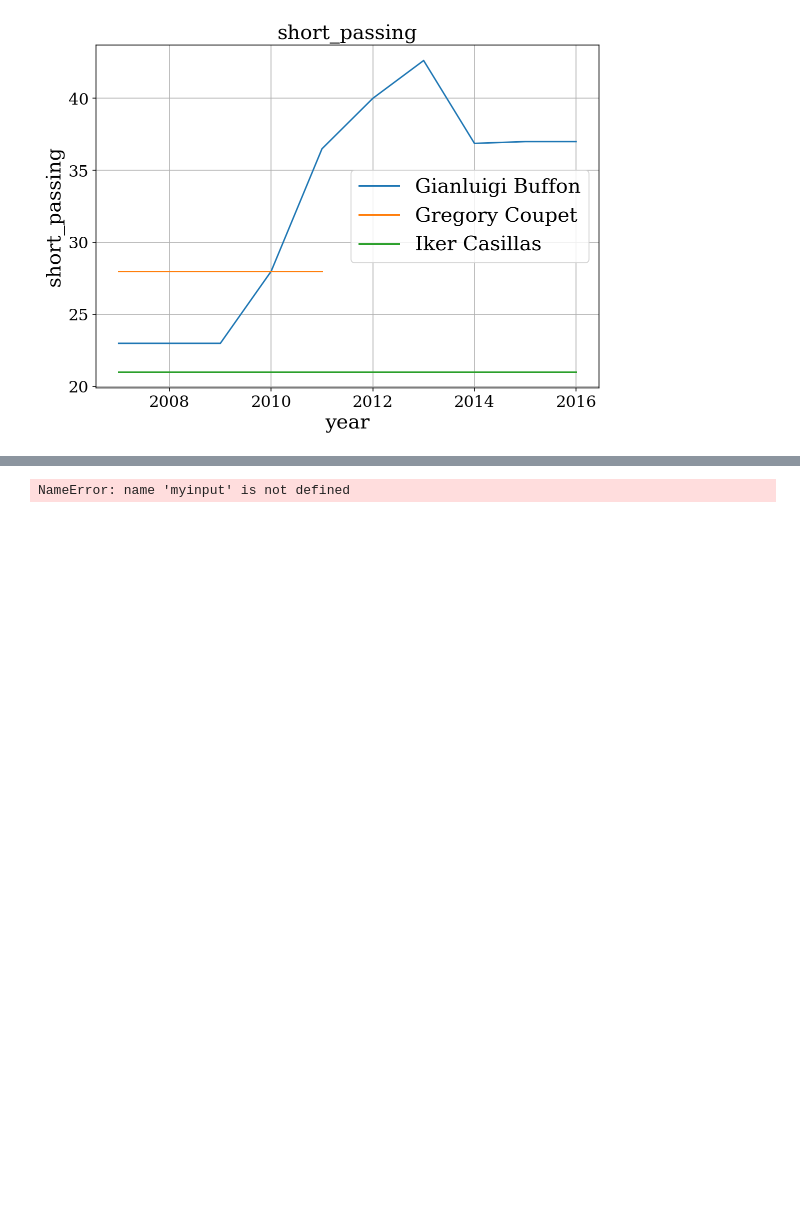
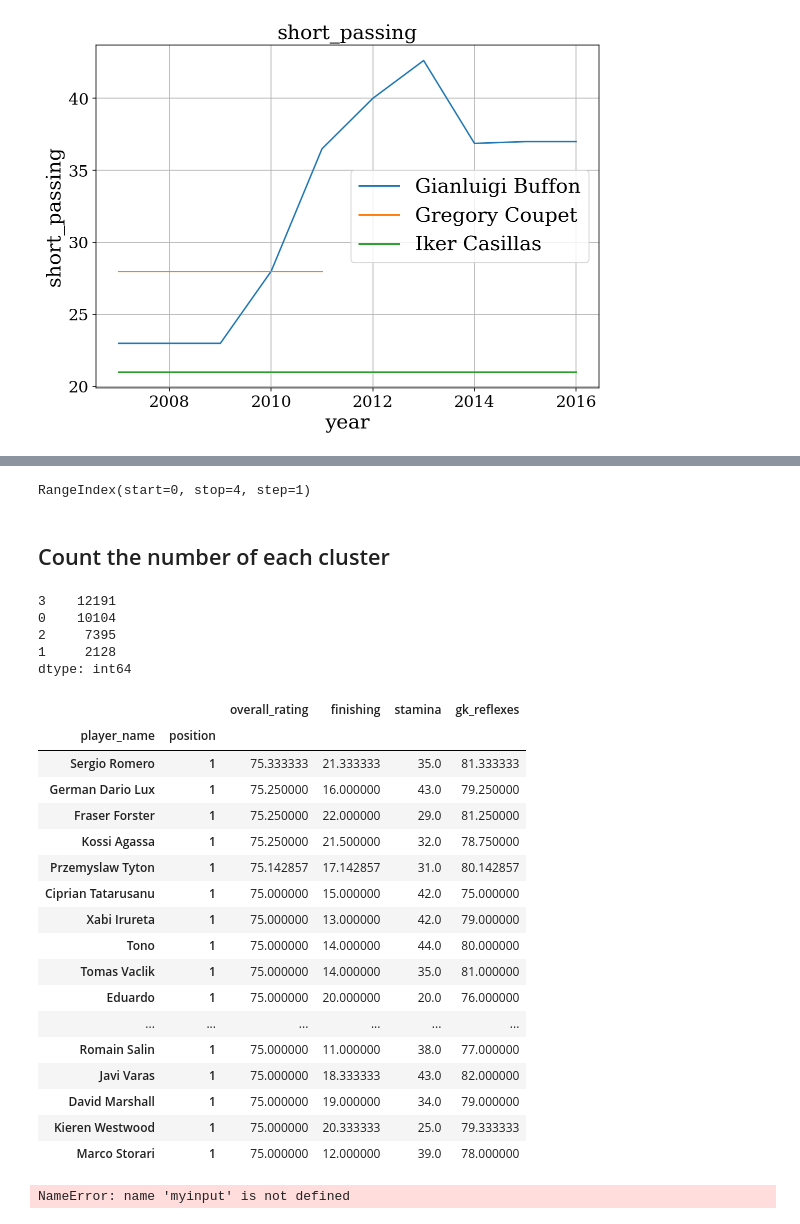
Before and after one commit to mamerchandmedi/Field_positions_classification, a Jupyter notebook: SQL_ADV.ipynb, the cells around one changed output, grey strips where cells are left out. Drawn from its saved outputs; the diff is of its cells as text; code cells hidden in the pictures; blank space fills up the shorter version.

```diff
--- a/SQL_ADV.ipynb
+++ b/SQL_ADV.ipynb
@@ -399,3 +350,52 @@ df[df.position==midfield].groupby(["player_name","position"]).mean().sort_values
+# %%
+cluster_centers.index
+# %% [output]
+RangeIndex(start=0, stop=4, step=1)
+# %% [markdown]
+## Count the number of each cluster
+# %%
+pd.Series(labels).value_counts()
+# %% [output]
+3    12191
+0    10104
+2     7395
+1     2128
+dtype: int64
+# %%
+df=players_all_data.sort_values("year")
+df=df[df.year==year]
+features = ["player_name","overall_rating",'finishing', "stamina",'gk_reflexes']
+
+df=df[features].dropna()
+df["position"]=list(labels)
+df=df.sort_values("overall_rating",ascending=False)
+
+midfield, striker,defense, goali=0,3,2,1
+
+df[df.position==goali].groupby(["player_name","position"]).mean().sort_values("overall_rating",ascending=False).iloc[100:120]
+
+#df[df.player_name=="Ashley Young"]
+
+#df[df.player_name=="Ashley Young"]
+# %% [output]
+|  |  | overall_rating | finishing | stamina | gk_reflexes |
+| player_name | position |  |  |  |  |
+| Sergio Romero | 1 | 75.333333 | 21.333333 | 35.0 | 81.333333 |
+| German Dario Lux | 1 | 75.250000 | 16.000000 | 43.0 | 79.250000 |
+| Fraser Forster | 1 | 75.250000 | 22.000000 | 29.0 | 81.250000 |
+| Kossi Agassa | 1 | 75.250000 | 21.500000 | 32.0 | 78.750000 |
+| Przemyslaw Tyton | 1 | 75.142857 | 17.142857 | 31.0 | 80.142857 |
+| Ciprian Tatarusanu | 1 | 75.000000 | 15.000000 | 42.0 | 75.000000 |
+| Xabi Irureta | 1 | 75.000000 | 13.000000 | 42.0 | 79.000000 |
+| Tono | 1 | 75.000000 | 14.000000 | 44.0 | 80.000000 |
+| Tomas Vaclik | 1 | 75.000000 | 14.000000 | 35.0 | 81.000000 |
+| Eduardo | 1 | 75.000000 | 20.000000 | 20.0 | 76.000000 |
+| ... | ... | ... | ... | ... | ... |
+| Romain Salin | 1 | 75.000000 | 11.000000 | 38.0 | 77.000000 |
+| Javi Varas | 1 | 75.000000 | 18.333333 | 43.0 | 82.000000 |
+| David Marshall | 1 | 75.000000 | 19.000000 | 34.0 | 79.000000 |
+| Kieren Westwood | 1 | 75.000000 | 20.333333 | 25.0 | 79.333333 |
+| Marco Storari | 1 | 75.000000 | 12.000000 | 39.0 | 78.000000 |
 # %%
 ## Select country and display all available seasons
 country_name="Italy"
```
Also changed, not shown: parts of 26 cells of this notebook.
